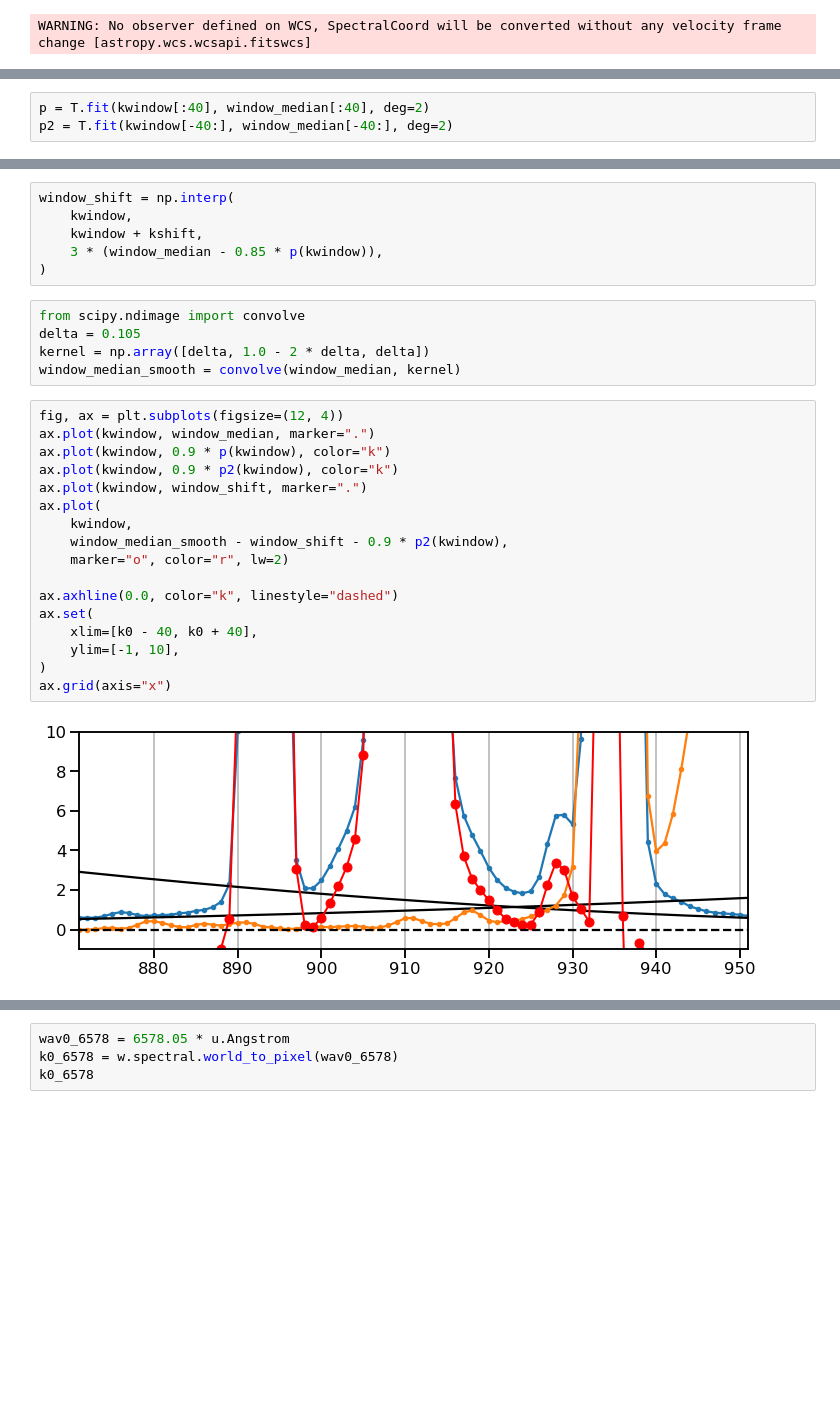
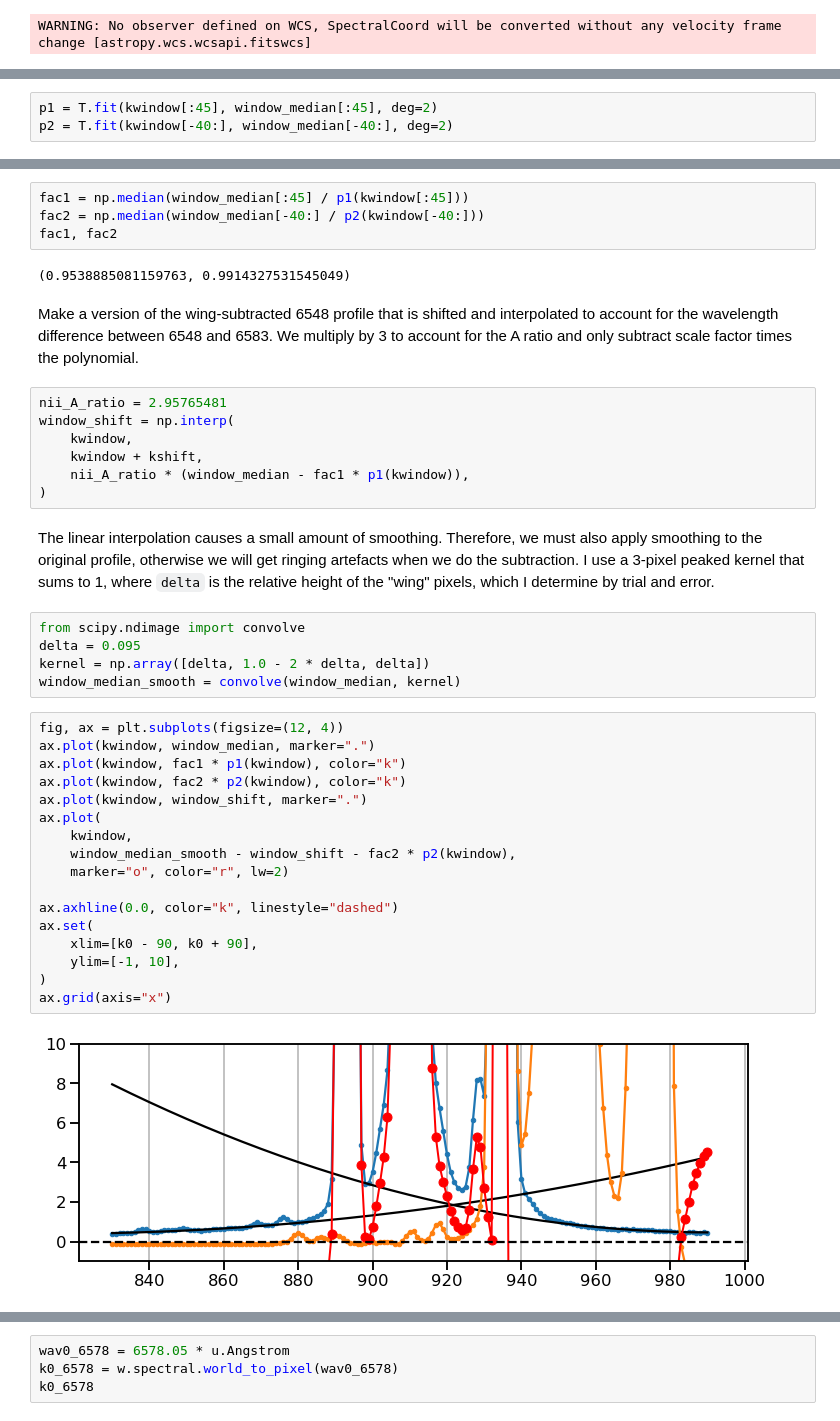
Before and after one commit to will-henney/eduardo-cii-permitted, a Jupyter notebook: notebooks/02-MUSE-6462.ipynb, the cells around one changed output, grey strips where cells are left out. Saved outputs shown, nothing was run; the diff lists cells and outputs as text; blank space fills up the shorter version.

```diff
--- a/notebooks/02-MUSE-6462.ipynb
+++ b/notebooks/02-MUSE-6462.ipynb
@@ -472,3 +475,3 @@ WARNING: No observer defined on WCS, SpectralCoord will be converted without any
 # %%
-p = T.fit(kwindow[:40], window_median[:40], deg=2)
+p1 = T.fit(kwindow[:45], window_median[:45], deg=2)
 p2 = T.fit(kwindow[-40:], window_median[-40:], deg=2)
@@ -475,30 +482,41 @@ p2 = T.fit(kwindow[-40:], window_median[-40:], deg=2)
+# %%
+fac1 = np.median(window_median[:45] / p1(kwindow[:45]))
+fac2 = np.median(window_median[-40:] / p2(kwindow[-40:]))
+fac1, fac2
+# %% [output]
+(0.9538885081159763, 0.9914327531545049)
+# %% [markdown]
+Make a version of the wing-subtracted 6548 profile that is shifted and interpolated to account for the wavelength difference between 6548 and 6583. We multiply by 3 to account for the A ratio and only subtract scale factor times the polynomial.
 # %%
+nii_A_ratio = 2.95765481
 window_shift = np.interp(
     kwindow,
     kwindow + kshift,
-    3 * (window_median - 0.85 * p(kwindow)),
+    nii_A_ratio * (window_median - fac1 * p1(kwindow)),
 )
+# %% [markdown]
+The linear interpolation causes a small amount of smoothing.  Therefore, we must also apply smoothing to the original profile, otherwise we will get ringing artefacts when we do the subtraction.  I use a 3-pixel peaked kernel that sums to 1, where `delta` is the relative height of the "wing" pixels, which I determine by trial and error.
 # %%
 from scipy.ndimage import convolve
-delta = 0.105
+delta = 0.095
 kernel = np.array([delta, 1.0 - 2 * delta, delta])
 window_median_smooth = convolve(window_median, kernel)
 # %%
 fig, ax = plt.subplots(figsize=(12, 4))
 ax.plot(kwindow, window_median, marker=".")
-ax.plot(kwindow, 0.9 * p(kwindow), color="k")
-ax.plot(kwindow, 0.9 * p2(kwindow), color="k")
+ax.plot(kwindow, fac1 * p1(kwindow), color="k")
+ax.plot(kwindow, fac2 * p2(kwindow), color="k")
 ax.plot(kwindow, window_shift, marker=".")
 ax.plot(
     kwindow,
-    window_median_smooth - window_shift - 0.9 * p2(kwindow),
+    window_median_smooth - window_shift - fac2 * p2(kwindow),
     marker="o", color="r", lw=2)
 
 ax.axhline(0.0, color="k", linestyle="dashed")
 ax.set(
-    xlim=[k0 - 40, k0 + 40],
+    xlim=[k0 - 90, k0 + 90],
     ylim=[-1, 10],
 )
 ax.grid(axis="x")
 # %% [output]
-[figure, old version]
+[figure, new version]
```
Also changed, not shown: parts of 45 cells of this notebook, 3 other files.
